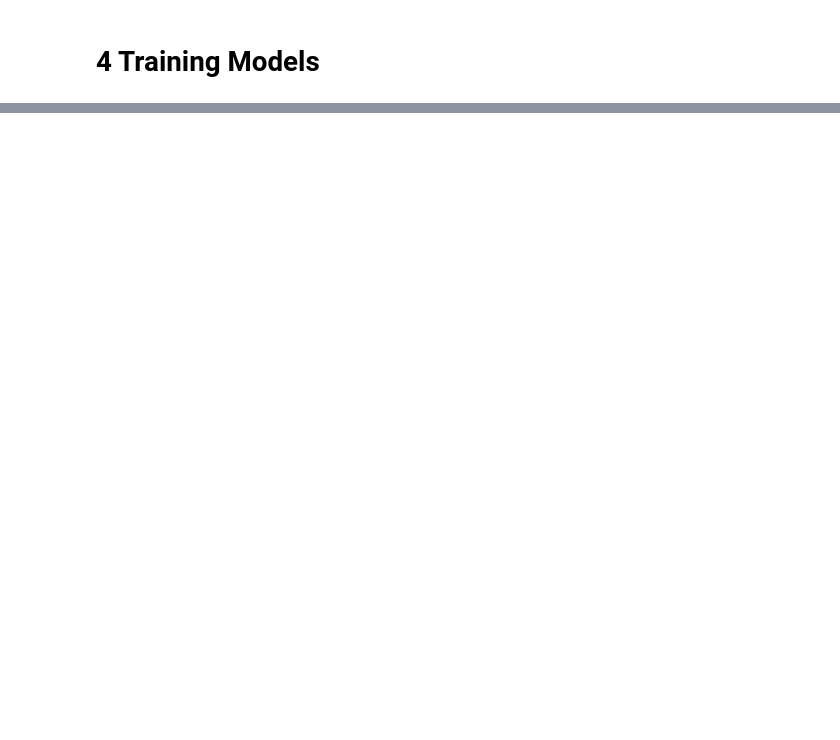
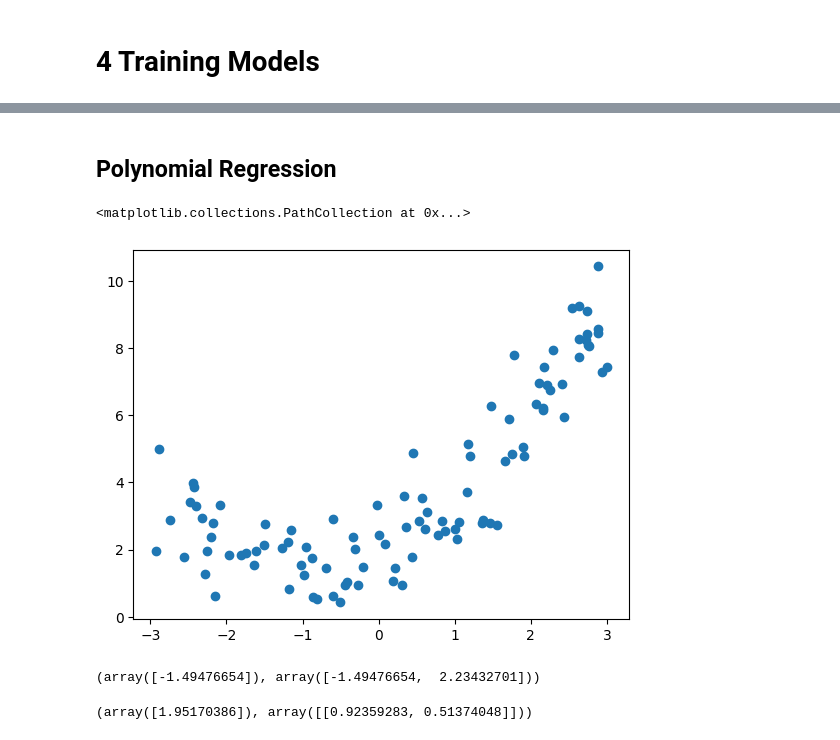
Before and after one commit to yograi343/Hands_on_machine_learning, a Jupyter notebook: 4 Training Models.ipynb, the cells around one changed output, grey strips where cells are left out. Saved outputs shown, nothing was run; the diff lists cells and outputs as text; code cells hidden in the pictures; blank space fills up the shorter version.

Commit message:
learnt few things related to regularization, standardization, l2, l1, elastic net, linear regression

```diff
--- a/4 Training Models.ipynb
+++ b/4 Training Models.ipynb
@@ -57,0 +73,2 @@ sgd_reg.intercept_,sgd_reg.coef_
+# %% [markdown]
+## Polynomial Regression
@@ -57,0 +78,25 @@ sgd_reg.intercept_,sgd_reg.coef_
+# %%
+m=100
+X = 6*np.random.rand(m,1)-3
+y = 0.5*X**2 +X + 2 + np.random.randn(m,1)
+# %%
+plt.scatter(X,y)
+# %% [output]
+<matplotlib.collections.PathCollection at 0x...>
+[figure, added]
+# %%
+from sklearn.preprocessing import PolynomialFeatures
+poly_features = PolynomialFeatures(degree=2,include_bias=False)
+
+X_poly = poly_features.fit_transform(X)
+
+X[0],X_poly[0]
+# %% [output]
+(array([-1.49476654]), array([-1.49476654,  2.23432701]))
+# %%
+from sklearn.linear_model import LinearRegression
+lin_reg = LinearRegression()
+lin_reg.fit(X_poly,y)
+lin_reg.intercept_,lin_reg.coef_
+# %% [output]
+(array([1.95170386]), array([[0.92359283, 0.51374048]]))
```
Also changed, not shown: parts of 32 cells of this notebook.
